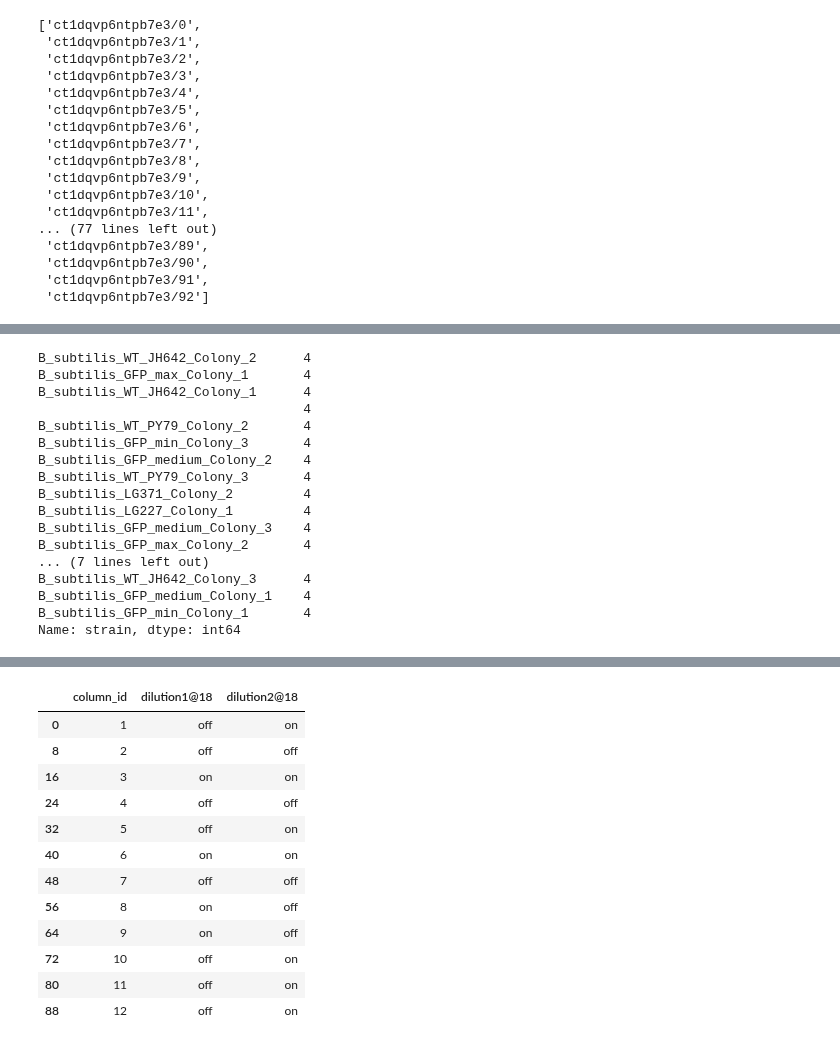
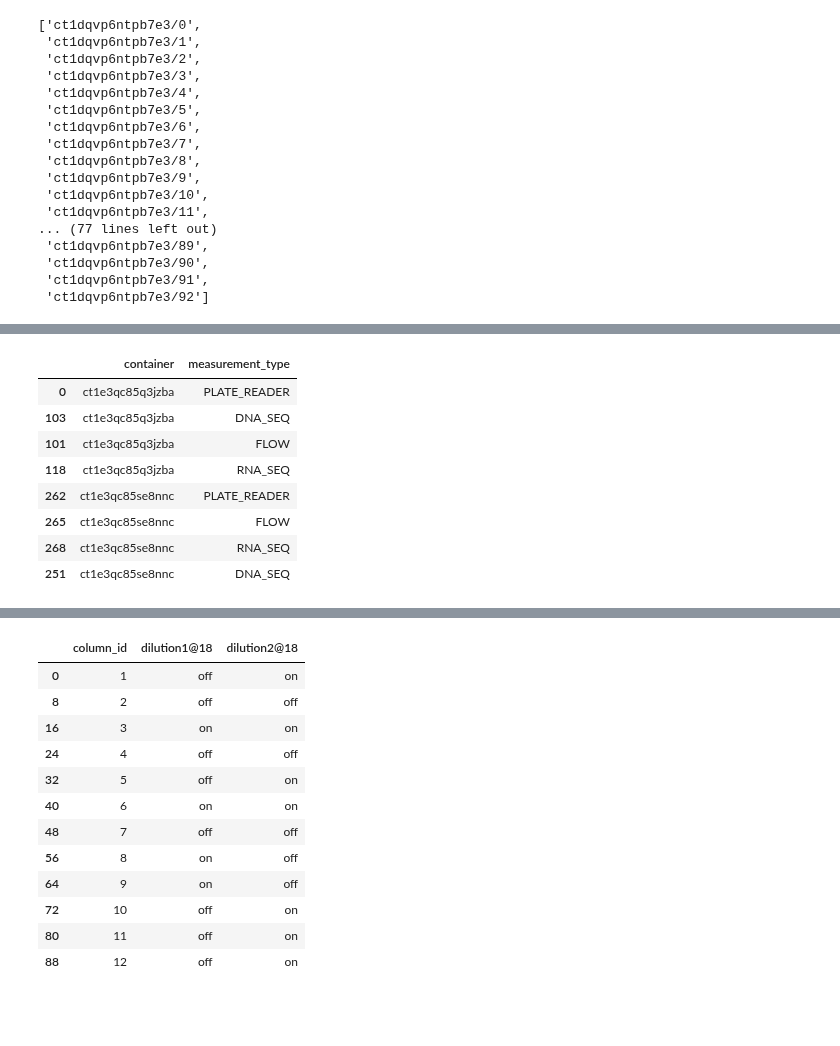
Before and after one commit to SD2E/pysd2cat, a Jupyter notebook: notebooks/scratch.ipynb, the cells around one changed output, grey strips where cells are left out. Cells and saved outputs as stored; diff of their text form; code cells hidden in the pictures; blank space fills up the shorter version.

```diff
--- a/notebooks/scratch.ipynb
+++ b/notebooks/scratch.ipynb
@@ -603,20 +624,15 @@ df
-# %%
-df[['strain', "batch"]].drop_duplicates()['strain'].value_counts()
-# %% [output]
-B_subtilis_WT_JH642_Colony_2      4
-B_subtilis_GFP_max_Colony_1       4
-B_subtilis_WT_JH642_Colony_1      4
-                                  4
-B_subtilis_WT_PY79_Colony_2       4
-B_subtilis_GFP_min_Colony_3       4
-B_subtilis_GFP_medium_Colony_2    4
-B_subtilis_WT_PY79_Colony_3       4
-B_subtilis_LG371_Colony_2         4
-B_subtilis_LG227_Colony_1         4
-B_subtilis_GFP_medium_Colony_3    4
-B_subtilis_GFP_max_Colony_2       4
-... (7 lines left out)
-B_subtilis_WT_JH642_Colony_3      4
-B_subtilis_GFP_medium_Colony_1    4
-B_subtilis_GFP_min_Colony_1       4
-Name: strain, dtype: int64
+# %%
+pd.set_option('display.max_colwidth', 1000)
+pd.set_option('display.max_row', 1000)
+df[['container', "measurement_type"]].sort_values(by=['container']).drop_duplicates()
+#df.pivot_table(index=['aliquot'], aggfunc='size').max()
+# %% [output]
+|  | container | measurement_type |
+| 0 | ct1e3qc85q3jzba | PLATE_READER |
+| 103 | ct1e3qc85q3jzba | DNA_SEQ |
+| 101 | ct1e3qc85q3jzba | FLOW |
+| 118 | ct1e3qc85q3jzba | RNA_SEQ |
+| 262 | ct1e3qc85se8nnc | PLATE_READER |
+| 265 | ct1e3qc85se8nnc | FLOW |
+| 268 | ct1e3qc85se8nnc | RNA_SEQ |
+| 251 | ct1e3qc85se8nnc | DNA_SEQ |
```
Also changed, not shown: parts of 5 cells of this notebook, 5 other files.
